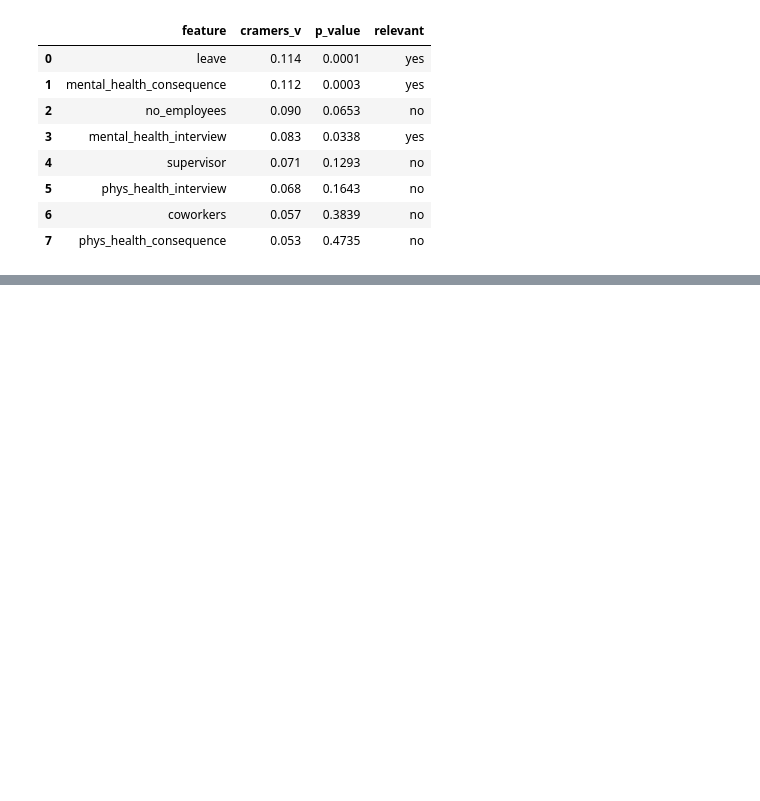
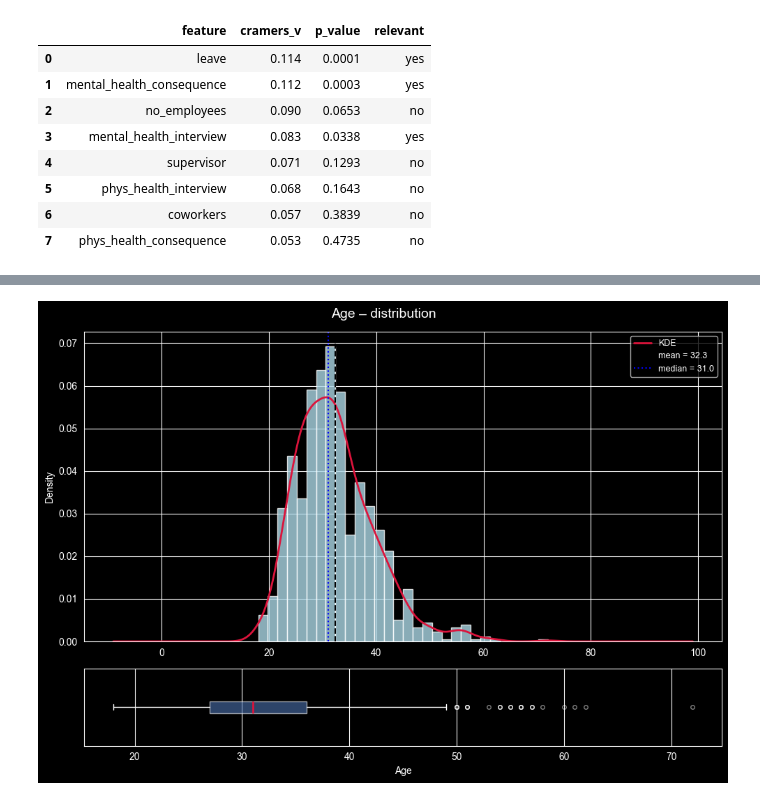
Before and after one commit to bajon1/Classification-pipeline-on-the-Mental-Health, a Jupyter notebook: notebooks/02_eda.ipynb, the cells around one changed output, grey strips where cells are left out. Cells and saved outputs as stored; diff of their text form; code cells hidden in the pictures; blank space fills up the shorter version.

Commit message:
numerical feature distribution plots

```diff
--- a/notebooks/02_eda.ipynb
+++ b/notebooks/02_eda.ipynb
@@ -300,0 +314,24 @@ ordinal_cramers_df
+# %%
+series = df_eda['Age']
+
+fig, (ax_hist, ax_box) = plt.subplots(2, 1, figsize=(10, 7), gridspec_kw={"height_ratios": [4, 1]})
+fig.suptitle("Age – distribution", fontsize=14)
+
+ax_hist.hist(series, bins="auto", color="lightblue", edgecolor="white", alpha=0.8, density=True)
+
+series.plot.kde(ax=ax_hist, color="crimson", linewidth=2, label="KDE")
+
+ax_hist.axvline(series.mean(),   color="black", linestyle="--", linewidth=1.5, label=f"mean = {series.mean():.1f}")
+ax_hist.axvline(series.median(), color="blue",  linestyle=":",  linewidth=1.5, label=f"median = {series.median():.1f}")
+ax_hist.set_ylabel("Density")
+ax_hist.legend(fontsize=9)
+
+ax_box.boxplot(series, vert=False, patch_artist=True, boxprops=dict(facecolor="#4C72B0", alpha=0.6),
+               medianprops=dict(color="crimson", linewidth=2), flierprops=dict(marker="o", markersize=4, alpha=0.5))
+ax_box.set_yticks([])
+ax_box.set_xlabel("Age")
+
+plt.tight_layout()
+plt.show()
+# %% [output]
+[figure, added]
```
Also changed, not shown: parts of 2 cells of this notebook.
